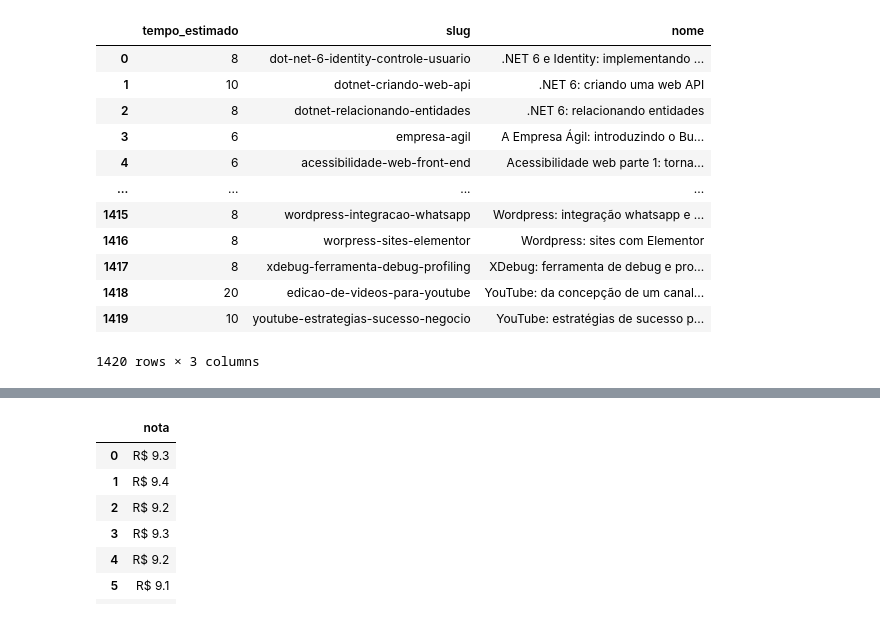
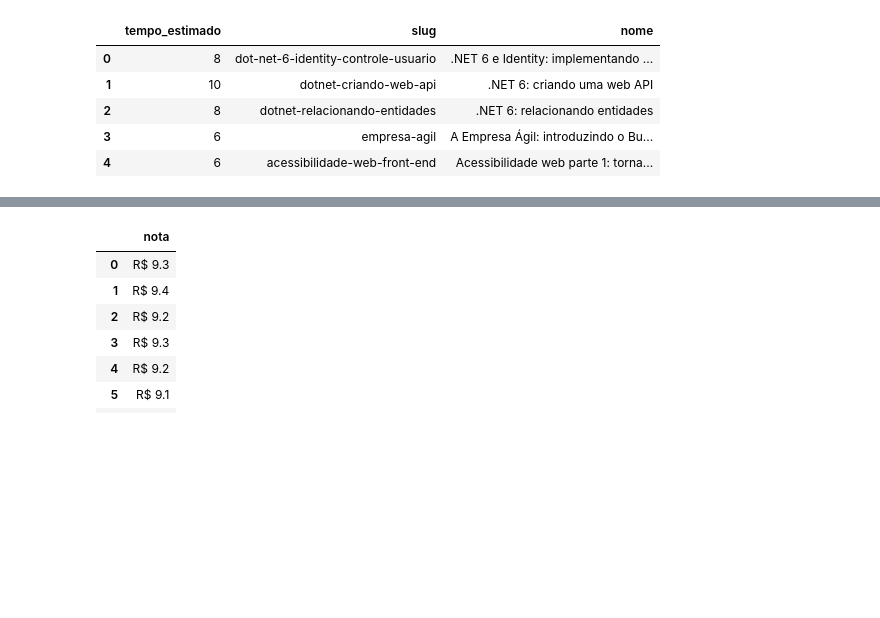
Before and after one commit to levelup-python/alura_insurance, a Jupyter notebook: Python_Data_Science/api.ipynb, the cells around one changed output, grey strips where cells are left out. Cells and saved outputs as stored; diff of their text form; code cells hidden in the pictures; blank space fills up the shorter version.

```diff
--- a/Python_Data_Science/api.ipynb
+++ b/Python_Data_Science/api.ipynb
@@ -28,20 +9,13 @@ lista
 # %%
 df_lista = DataFrame(lista)
-df_lista
+df_lista.head(5)
 # %% [output]
 |  | tempo_estimado | slug | nome |
 | 0 | 8 | dot-net-6-identity-controle-usuario | .NET 6 e Identity: implementando ... |
 | 1 | 10 | dotnet-criando-web-api | .NET 6: criando uma web API |
 | 2 | 8 | dotnet-relacionando-entidades | .NET 6: relacionando entidades |
 | 3 | 6 | empresa-agil | A Empresa Ágil: introduzindo o Bu... |
 | 4 | 6 | acessibilidade-web-front-end | Acessibilidade web parte 1: torna... |
-| ... | ... | ... | ... |
-| 1415 | 8 | wordpress-integracao-whatsapp | Wordpress: integração whatsapp e ... |
-| 1416 | 8 | worpress-sites-elementor | Wordpress: sites com Elementor |
-| 1417 | 8 | xdebug-ferramenta-debug-profiling | XDebug: ferramenta de debug e pro... |
-| 1418 | 20 | edicao-de-videos-para-youtube | YouTube: da concepção de um canal... |
-| 1419 | 10 | youtube-estrategias-sucesso-negocio | YouTube: estratégias de sucesso p... |
-1420 rows × 3 columns
 # %%
 # lista_detalhes = []
 # for i in range(0, len(lista)):
```
Also changed, not shown: parts of 5 cells of this notebook.
